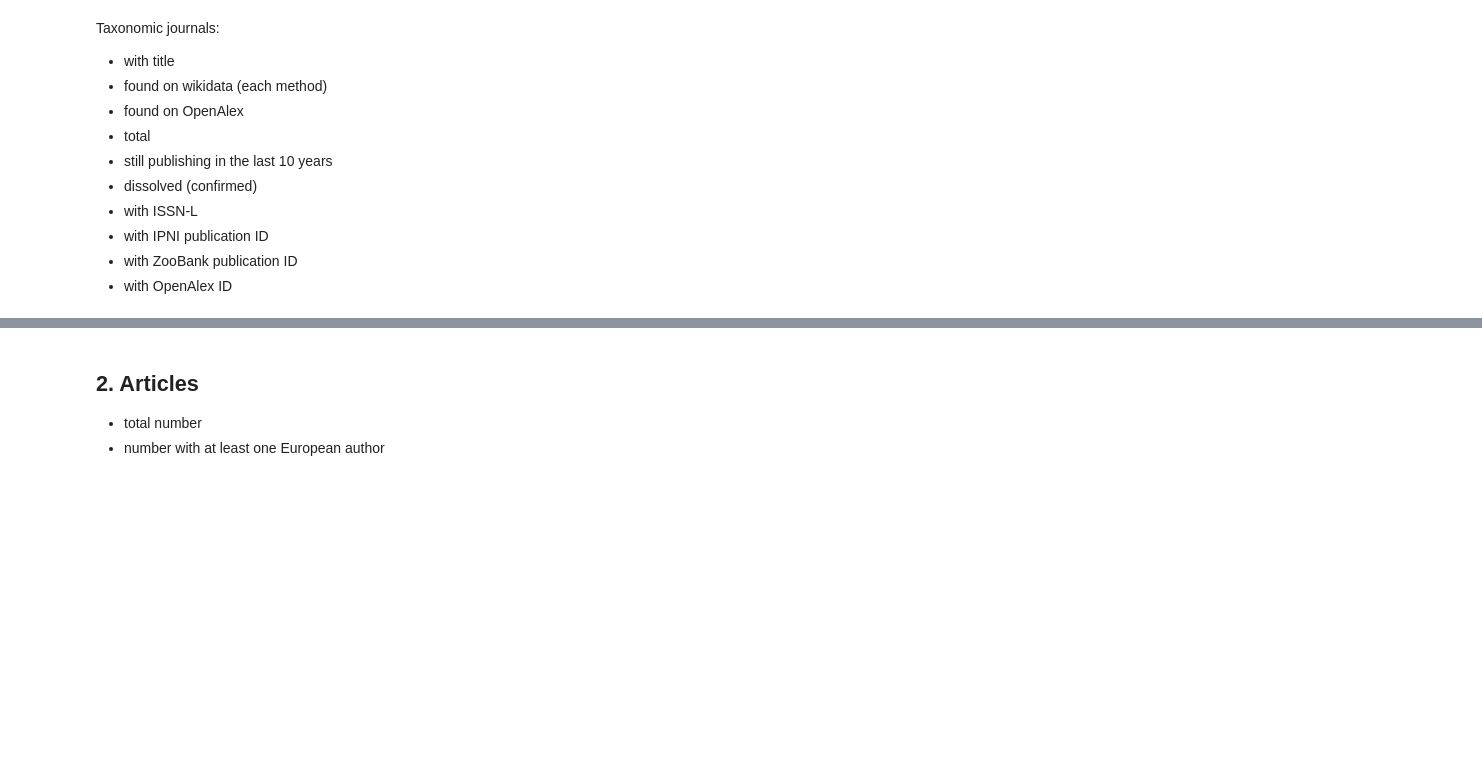
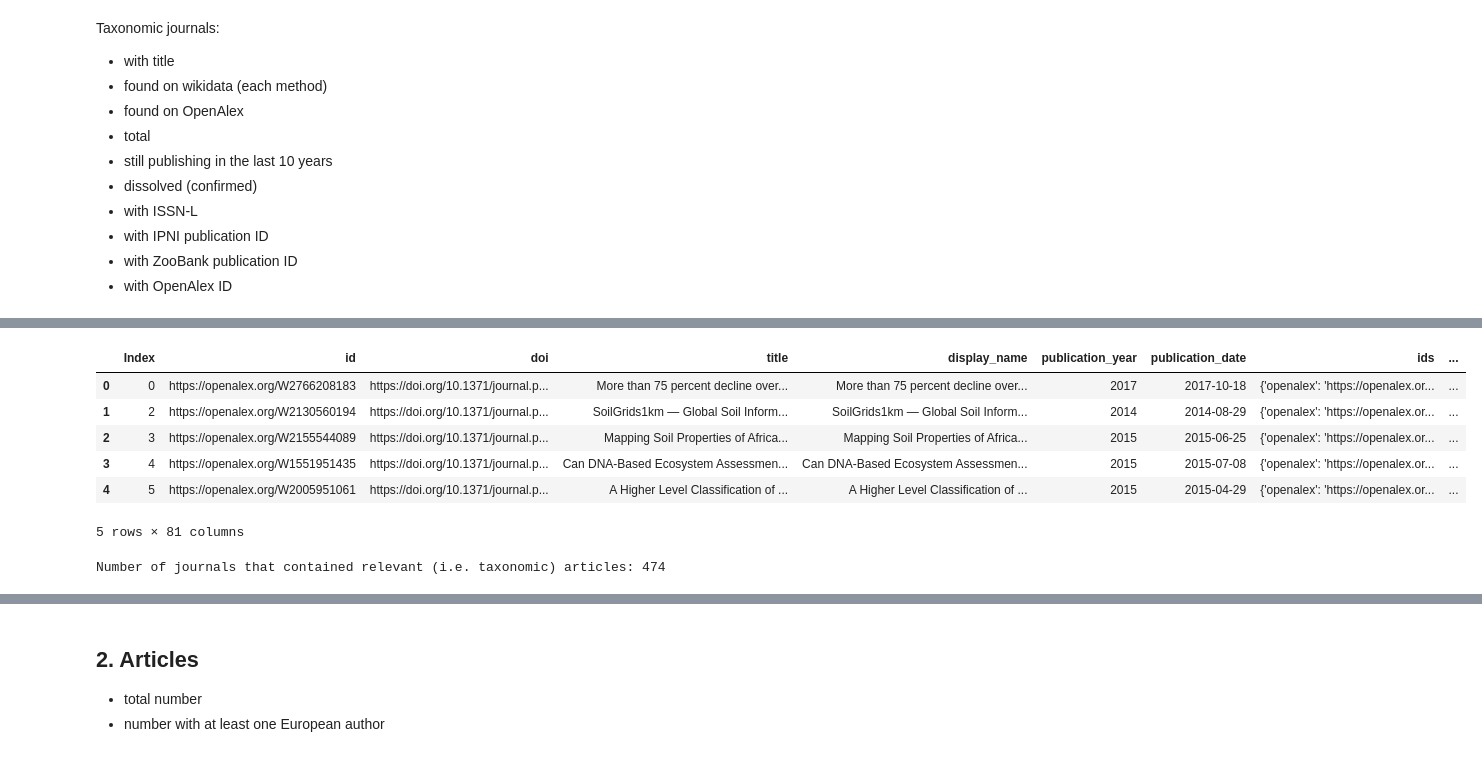
Before and after one commit to AgentschapPlantentuinMeise/Mapping-taxonomists, a Jupyter notebook: reports/summary.ipynb, the cells around one changed output, grey strips where cells are left out. Saved outputs shown, nothing was run; the diff lists cells and outputs as text; code cells hidden in the pictures; blank space fills up the shorter version.

```diff
--- a/reports/summary.ipynb
+++ b/reports/summary.ipynb
@@ -74,9 +114,19 @@ print(f"Total journals with no OpenAlexID and not dissolved: {total_count}")
 # %%
-articles = pd.read_pickle("../data/interim/filtered_articles.pkl")
+articles = pd.read_pickle("../data/interim/keyword-filtered_articles/filtered_articles.pkl")
 articles.head()
+# %% [output]
+|  | Index | id | doi | title | display_name | publication_year | publication_date | ids | ... |
+| 0 | 0 | https://openalex.org/W2766208183 | https://doi.org/10.1371/journal.p... | More than 75 percent decline over... | More than 75 percent decline over... | 2017 | 2017-10-18 | {'openalex': 'https://openalex.or... | ... |
+| 1 | 2 | https://openalex.org/W2130560194 | https://doi.org/10.1371/journal.p... | SoilGrids1km — Global Soil Inform... | SoilGrids1km — Global Soil Inform... | 2014 | 2014-08-29 | {'openalex': 'https://openalex.or... | ... |
+| 2 | 3 | https://openalex.org/W2155544089 | https://doi.org/10.1371/journal.p... | Mapping Soil Properties of Africa... | Mapping Soil Properties of Africa... | 2015 | 2015-06-25 | {'openalex': 'https://openalex.or... | ... |
+| 3 | 4 | https://openalex.org/W1551951435 | https://doi.org/10.1371/journal.p... | Can DNA-Based Ecosystem Assessmen... | Can DNA-Based Ecosystem Assessmen... | 2015 | 2015-07-08 | {'openalex': 'https://openalex.or... | ... |
+| 4 | 5 | https://openalex.org/W2005951061 | https://doi.org/10.1371/journal.p... | A Higher Level Classification of ... | A Higher Level Classification of ... | 2015 | 2015-04-29 | {'openalex': 'https://openalex.or... | ... |
+5 rows × 81 columns
 # %%
 print("Number of journals that contained relevant (i.e. taxonomic) articles: " + \
       str(len(set(articles["source_id"]))))
+# %% [output]
+Number of journals that contained relevant (i.e. taxonomic) articles: 474
 # %%
 # Define sets
 ipnizoo = set(journals[journals["source"] == "IPNI or ZooBank ID"]["title"])
```
Also changed, not shown: parts of 25 cells of this notebook, 34 other files.
